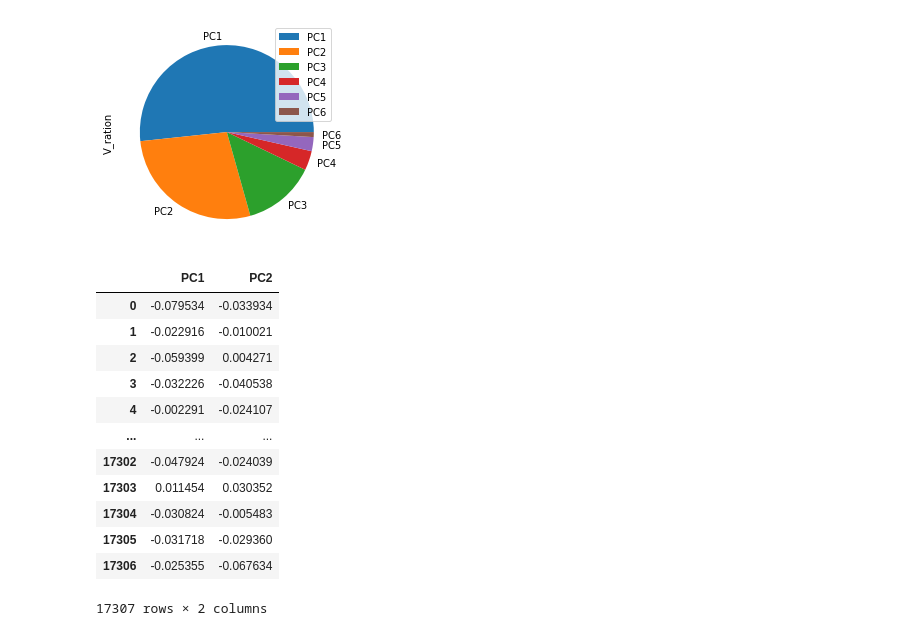
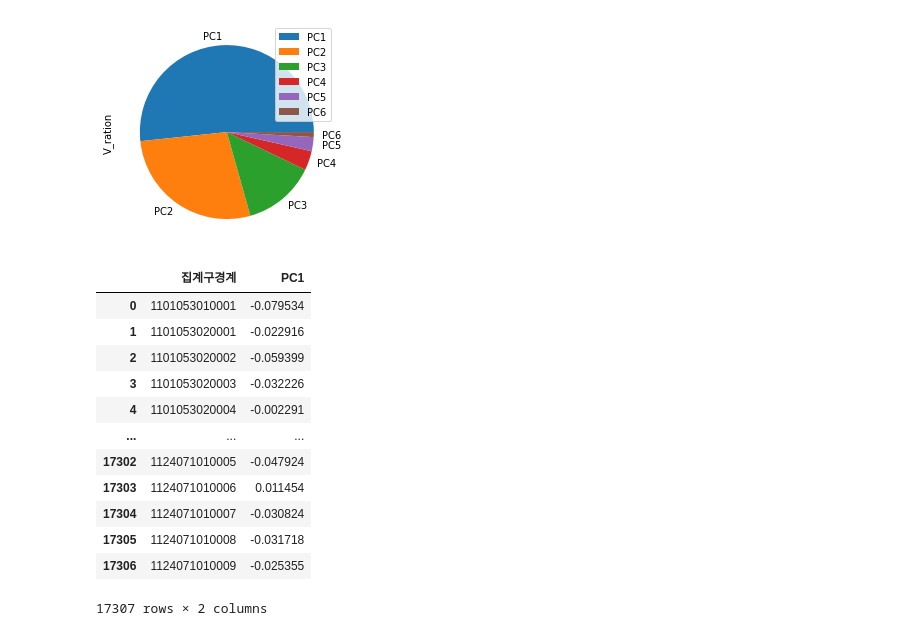
Before and after one commit to ansehoon1999/DataCampusProject, a Jupyter notebook: 세훈&기영_데청캠/pca_배달인구.ipynb, the cells around one changed output. Drawn from its saved outputs; the diff is of its cells as text; code cells hidden in the pictures.

```diff
--- a/세훈&기영_데청캠/pca_배달인구.ipynb
+++ b/세훈&기영_데청캠/pca_배달인구.ipynb
@@ -185,7 +185,8 @@ x = x.join(df3, how='right')
 x = x.join(df4, how='right')
 x = x.join(df5, how='right')
 x = x.join(df6, how='right')
-x
+x = x.dropna(axis= 0)
+x.index
 # %% [output]
                  10살배달인구
 집계구코드
@@ -321,43 +326,38 @@ df_v
 [figure]
 # %%
 pca = PCA(n_components = 2) # feature 변수 개수가 2개
-pca.fit(output)
-PCscore = pca.transform(output)
+x = x.dropna(axis=0)
+pca.fit(x)
+PCscore = pca.transform(x)
 PCscore
-
-
 
 pc1 = []
 pc2 = []
-pc3 = []
-pc4 = []
-pc5 = []
-pc6 = []
 
 
 for i in range(len(PC_score)) :
   for j in range(6) :
     if j == 0 :
       pc1.append(PC_score[i][0])
     elif j == 1:
       pc2.append(PC_score[i][1])
 
-pc_result = pd.DataFrame({
+df_final_1 = pd.DataFrame({
+    '집계구경계':x.index,
     'PC1': pc1,
-    'PC2': pc2,
 })
-pc_result
+df_final_1
 # %% [output]
-|  | PC1 | PC2 |
-| 0 | -0.079534 | -0.033934 |
-| 1 | -0.022916 | -0.010021 |
-| 2 | -0.059399 | 0.004271 |
-| 3 | -0.032226 | -0.040538 |
-| 4 | -0.002291 | -0.024107 |
+|  | 집계구경계 | PC1 |
+| 0 | 1101053010001 | -0.079534 |
+| 1 | 1101053020001 | -0.022916 |
+| 2 | 1101053020002 | -0.059399 |
+| 3 | 1101053020003 | -0.032226 |
+| 4 | 1101053020004 | -0.002291 |
 | ... | ... | ... |
-| 17302 | -0.047924 | -0.024039 |
-| 17303 | 0.011454 | 0.030352 |
-| 17304 | -0.030824 | -0.005483 |
-| 17305 | -0.031718 | -0.029360 |
-| 17306 | -0.025355 | -0.067634 |
+| 17302 | 1124071010005 | -0.047924 |
+| 17303 | 1124071010006 | 0.011454 |
+| 17304 | 1124071010007 | -0.030824 |
+| 17305 | 1124071010008 | -0.031718 |
+| 17306 | 1124071010009 | -0.025355 |
 17307 rows × 2 columns
```
Also changed, not shown: parts of 6 cells of this notebook.
